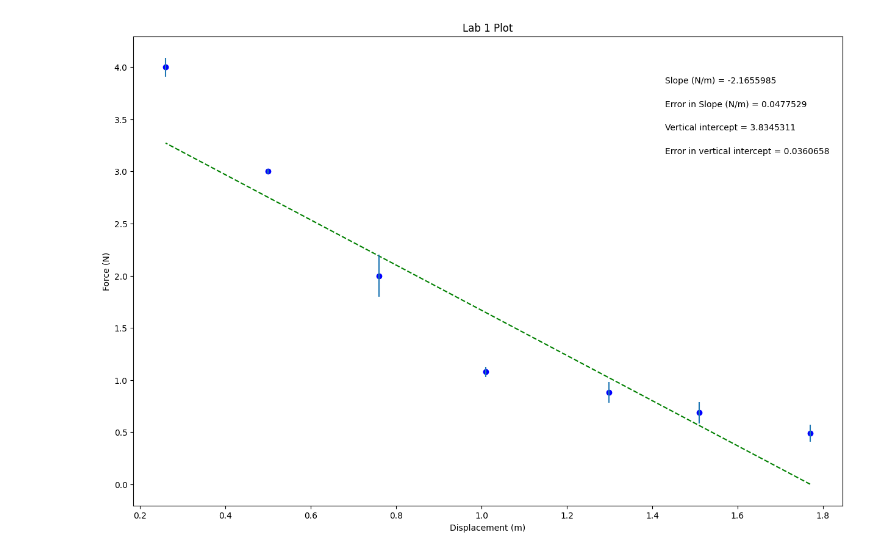
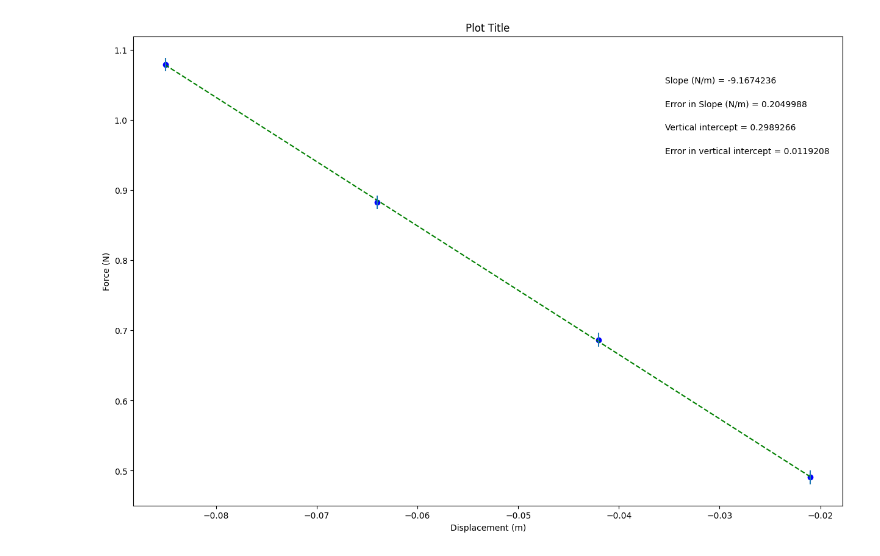
Before and after one commit to brianna-phsx/example-plot, a Jupyter notebook: Copy_of_PHSXlab_plotting_template.ipynb, the cells around one changed output. Cells and saved outputs as stored; diff of their text form; code cells hidden in the pictures.

```diff
--- a/Copy_of_PHSXlab_plotting_template.ipynb
+++ b/Copy_of_PHSXlab_plotting_template.ipynb
@@ -19,11 +19,11 @@ import matplotlib.pyplot as plt
 #variable names should start with a letter and must contain only letters, numbers, and underscores
 
 
-displacement = np.array([1.770, 1.510, 1.299, 1.010, 0.760, 0.500, 0.260])
+displacement = np.array([-0.021,-0.042,-0.064,-0.085])
 
-yvariable_changeme = np.array([0.4905,0.6867,0.8829,1.0791,2,3,4])
+force = np.array([0.4905,0.6867,0.8829,1.0791])
 
-err_yvariable_changeme = np.array([0.08, 0.1, 0.1, 0.05, 0.2, 0.02, 0.09])
+err_force = np.array([0.00981,0.00981,0.00981,0.00981])
 
 
 
@@ -31,13 +31,13 @@ err_yvariable_changeme = np.array([0.08, 0.1, 0.1, 0.05, 0.2, 0.02, 0.09])
 #UPDATE VARIABLE NAMES (ON RHS OF EACH EQUAL SIGN) TO MATCH VARIABLE NAMES FOR DATA ABOVE
 
 x = displacement             #this should be the array you want to plot on the x axis
-y = yvariable_changeme             #this should be the array you want to plot on the y axis
-dy = err_yvariable_changeme        #this should be your error in y array
+y = force             #this should be the array you want to plot on the y axis
+dy = err_force        #this should be your error in y array
 
 
 #UPDATE EACH OF THESE 4 STRINGS FOR YOUR PLOT LABELS AS YOU WANT THEM TO APPEAR
 
-plot_title= 'Lab 1 Plot'
+plot_title= 'Plot Title'
 x_label= 'Displacement (m)'
 y_label= 'Force (N)'
 slope_units= 'N/m'
@@ -92,31 +92,31 @@ elif annotation_placement==3 or annotation_placement==4:
 #Don't need to change anything in this section!
 
 #Plot data on graph. Plot error bars and place values for slope,
 #error in slope, and vertical intercept (plus error) on the plot using "annotate"
 
 plt.figure(figsize=(15,10))
 
 plt.plot(x, fit, color='green', linestyle='--')
 plt.scatter(x, y, color='blue', marker='o')
 
 plt.xlabel(x_label)
 plt.ylabel(y_label)
 plt.title(plot_title)
 
 plt.errorbar(x, y, yerr=dy, xerr=None, fmt="none") #don't need to plot x error bars
 
 plt.annotate('Slope ({}) = {value:.{digits}f}'.format(slope_units,value=m, digits=7),
              (xpos, ypos[0]), xycoords='axes fraction')
 
 plt.annotate('Error in Slope ({}) = {value:.{digits}f}'.format(slope_units,value=dm, digits=7),
              (xpos, ypos[1]), xycoords='axes fraction')
 
 plt.annotate('Vertical intercept = {value:.{digits}f}'.format(value=b, digits=7),
              (xpos, ypos[2]), xycoords='axes fraction')
 
 plt.annotate('Error in vertical intercept = {value:.{digits}f}'.format(value=db, digits=7),
              (xpos, ypos[3]), xycoords='axes fraction')
 
 plt.show()
 # %% [output]
-[figure, old version]
+[figure, new version]
```
